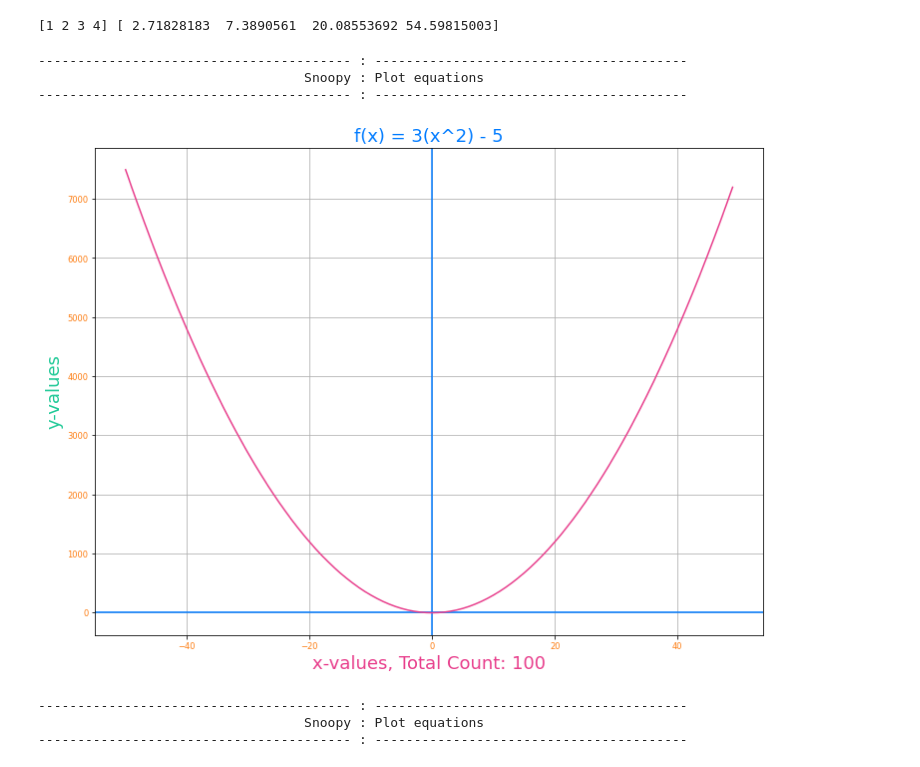
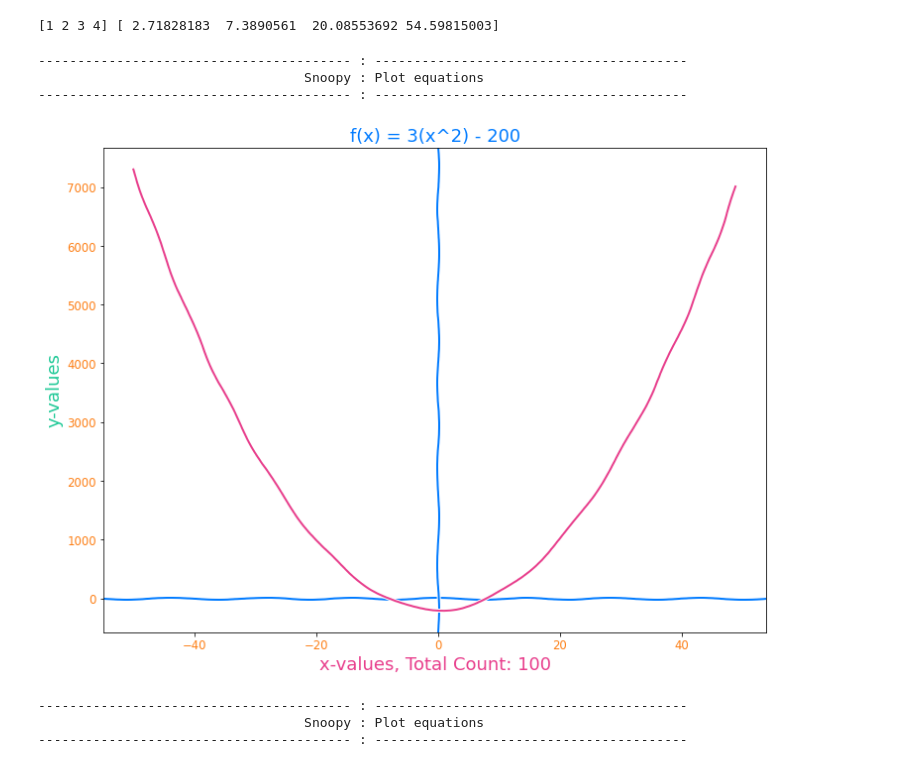
Before and after one commit to duchaba/python_graphs_p2go, a Jupyter notebook: Python_Graphs_p2go.ipynb, the cells around one changed output. Saved outputs shown, nothing was run; the diff lists cells and outputs as text; code cells hidden in the pictures.

Commit message:
Minor update on Latex and hand-drawn style

```diff
--- a/Python_Graphs_p2go.ipynb
+++ b/Python_Graphs_p2go.ipynb
@@ -473,18 +491,18 @@ def fetch_data_math_spiro(self,siz=1000):
 # %%
 # testing snoopy new trick
 snoopy._ph()
 snoopy._pp("Snoopy", "Plot equations")
 snoopy._ph()
 #
 canvas, pic = snoopy.fetch_canvas()
 coor = snoopy.fetch_data_math_equa_1()
-snoopy.draw_graph_line(pic,coor,lab="f(x) = 3(x^2) - 5")
+snoopy.draw_graph_line_hand_drawn(pic,coor,lab="f(x) = 3(x^2) - 200")
 canvas.show()
 # %% [output]
 ---------------------------------------- : ----------------------------------------
                                   Snoopy : Plot equations
 ---------------------------------------- : ----------------------------------------
-[figure, old version]
+[figure, new version]
 # %%
 # testing snoopy new trick
 snoopy._ph()
```
Also changed, not shown: parts of 10 cells of this notebook.
